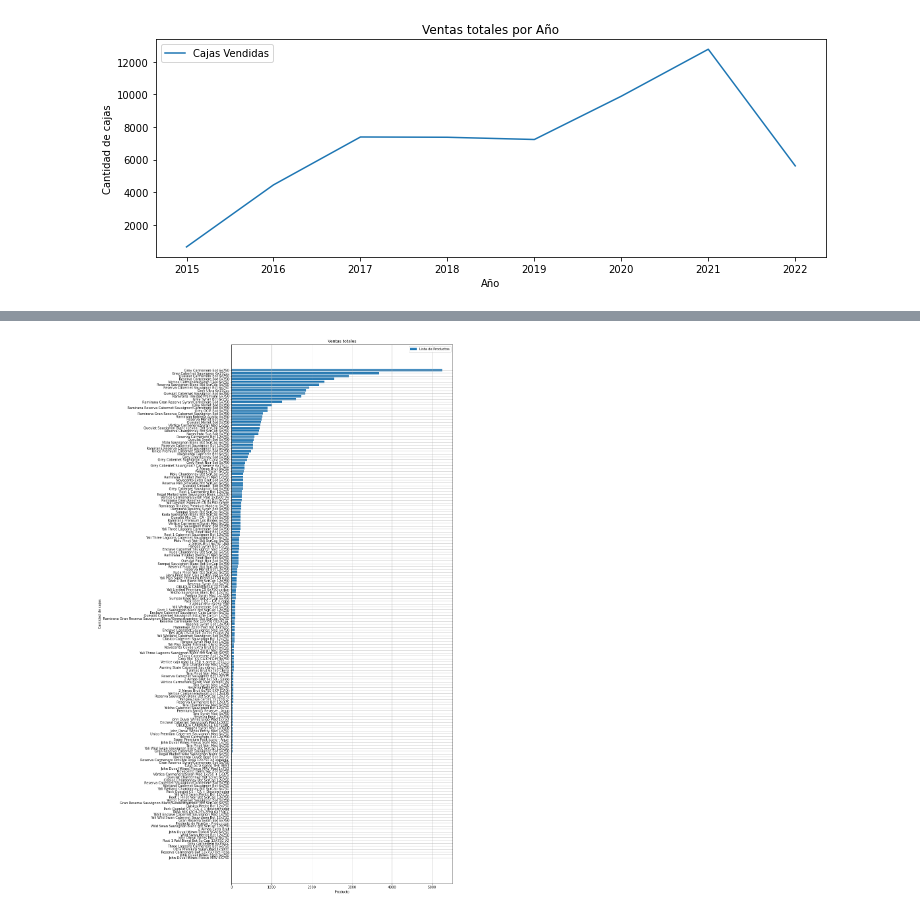
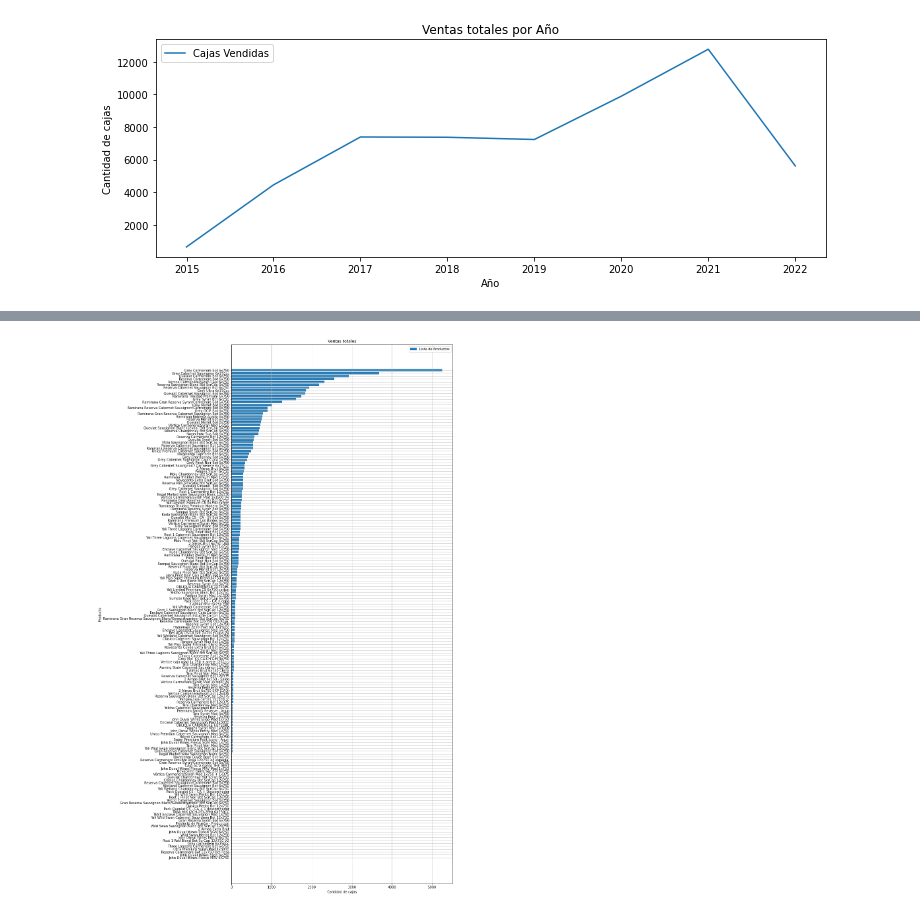
Before and after one commit to emersson6/data_science, a Jupyter notebook: Desafio_2/Visuazacio+Ruggiero-Vidal.ipynb, the cells around one changed output, grey strips where cells are left out. Cells and saved outputs as stored; diff of their text form; code cells hidden in the pictures.

```diff
--- a/Desafio_2/Visuazacio+Ruggiero-Vidal.ipynb
+++ b/Desafio_2/Visuazacio+Ruggiero-Vidal.ipynb
@@ -63,22 +53,22 @@ ax.legend()
 # %%
 df_data_graf_3 = df[['product_name','product_quantity']]
 df_data_graf_3.groupby('product_name')
 
 graf_anual_03 = df_data_graf_3.groupby("product_name")
 df_graf_product = graf_anual_03.sum()
 df_graf_product
 
 df_graf_product = df_graf_product.sort_values('product_quantity')
 
 x = df_graf_product.index
 y = df_graf_product.sum(axis='columns')
 
 fig, ax = plt.subplots(figsize=(12, 30))
 ax.barh(x,y,label='Lista de Productos')
-ax.set_xlabel('Producto')
-ax.set_ylabel('Cantidad de cajas')
+ax.set_xlabel('Cantidad de cajas')
+ax.set_ylabel('Producto')
 ax.set_title('Ventas totales')
 ax.legend()
 ax.grid(True)
 # %% [output]
-[figure, old version]
+[figure, new version]
```
Also changed, not shown: parts of 6 cells of this notebook.
